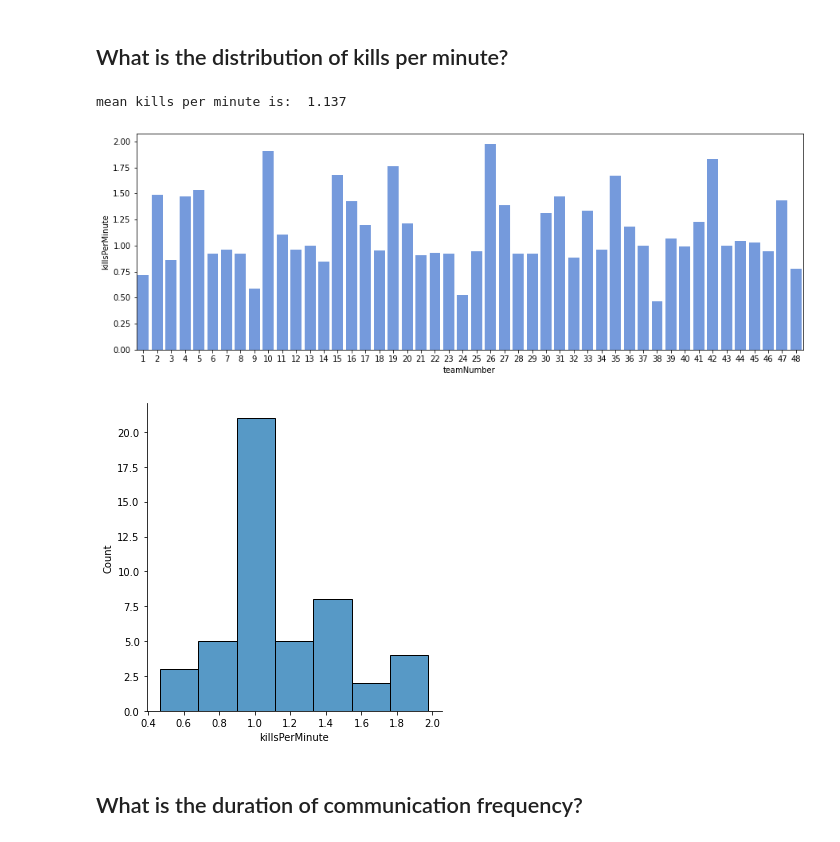
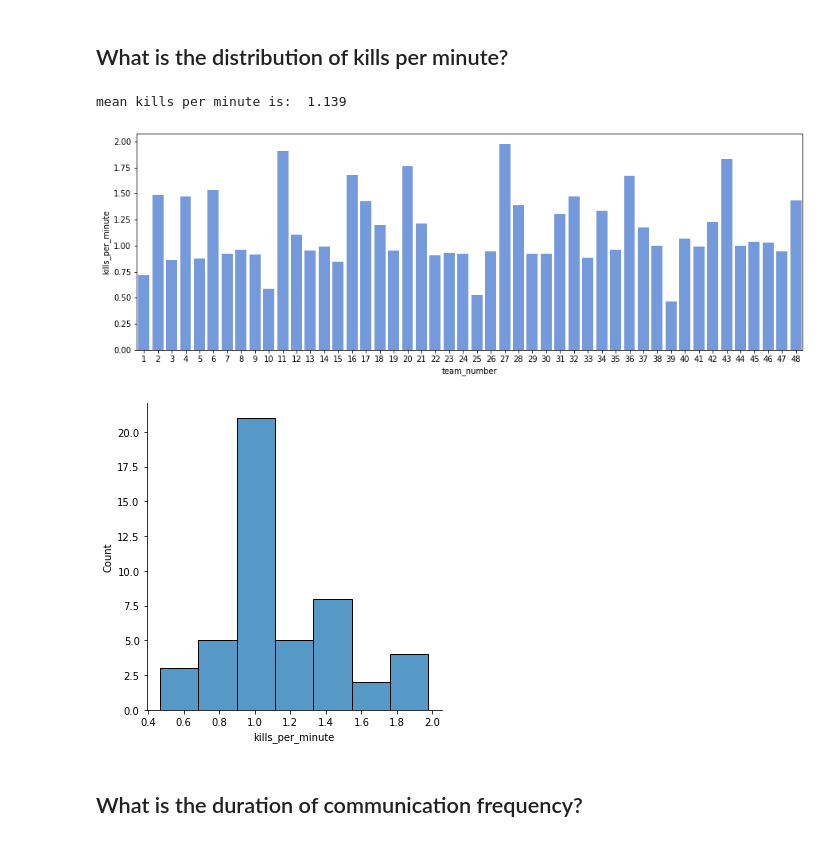
Before and after one commit to evelyntan/scripts, a Jupyter notebook: visualising-summary-stats.ipynb, the cells around one changed output. Cells and saved outputs as stored; diff of their text form; code cells hidden in the pictures.

```diff
--- a/visualising-summary-stats.ipynb
+++ b/visualising-summary-stats.ipynb
@@ -10,7 +10,7 @@ This document has functions to run stats on the summary stats for comms, perform
 
 import pandas as pd
 
-full_summary_stats_df = pd.read_csv(r"D:\Projects\UG-league-project\data\full-summary-stats.csv")
+full_summary_stats_df = pd.read_csv('/Users/ett506/Documents/proj-league/data/full_team_log.csv')
 
-full_summary_stats_df.head()
+full_summary_stats_df
 # %% [output]
@@ -47,20 +59,20 @@ mean match duration is:  1691.504 seconds
 # %% [markdown]
 ## What is the distribution of kills per minute?
 # %%
-mean_kpm = full_summary_stats_df["killsPerMinute"].mean()
+mean_kpm = full_summary_stats_df["kills_per_minute"].mean()
 print('mean kills per minute is: ', round(mean_kpm, 3))
 
 # what is the distribution of killsPerMinute by team?
 f, ax = plt.subplots(figsize= (15, 5))
-sns.barplot(data = full_summary_stats_df, y = "killsPerMinute", x = "teamNumber", color = "cornflowerblue")
+sns.barplot(data = full_summary_stats_df, y = "kills_per_minute", x = "team_number", color = "cornflowerblue")
 
 # what is the distribution of the count of killsPerMinute?
-ax = sns.displot(full_summary_stats_df, x = "killsPerMinute")
-ax.savefig(r"../graphs/kpm-distribution.png")
+ax = sns.displot(full_summary_stats_df, x = "kills_per_minute")
+#ax.savefig(r"../graphs/kpm-distribution.png")
 # %% [output]
-mean kills per minute is:  1.137
+mean kills per minute is:  1.139
-[figure, old version]
+[figure, new version]
-[figure, old version]
+[figure, new version]
 # %% [markdown]
 ## What is the duration of communication frequency?
 # %%
```
Also changed, not shown: parts of 19 cells of this notebook, 6 other files.
